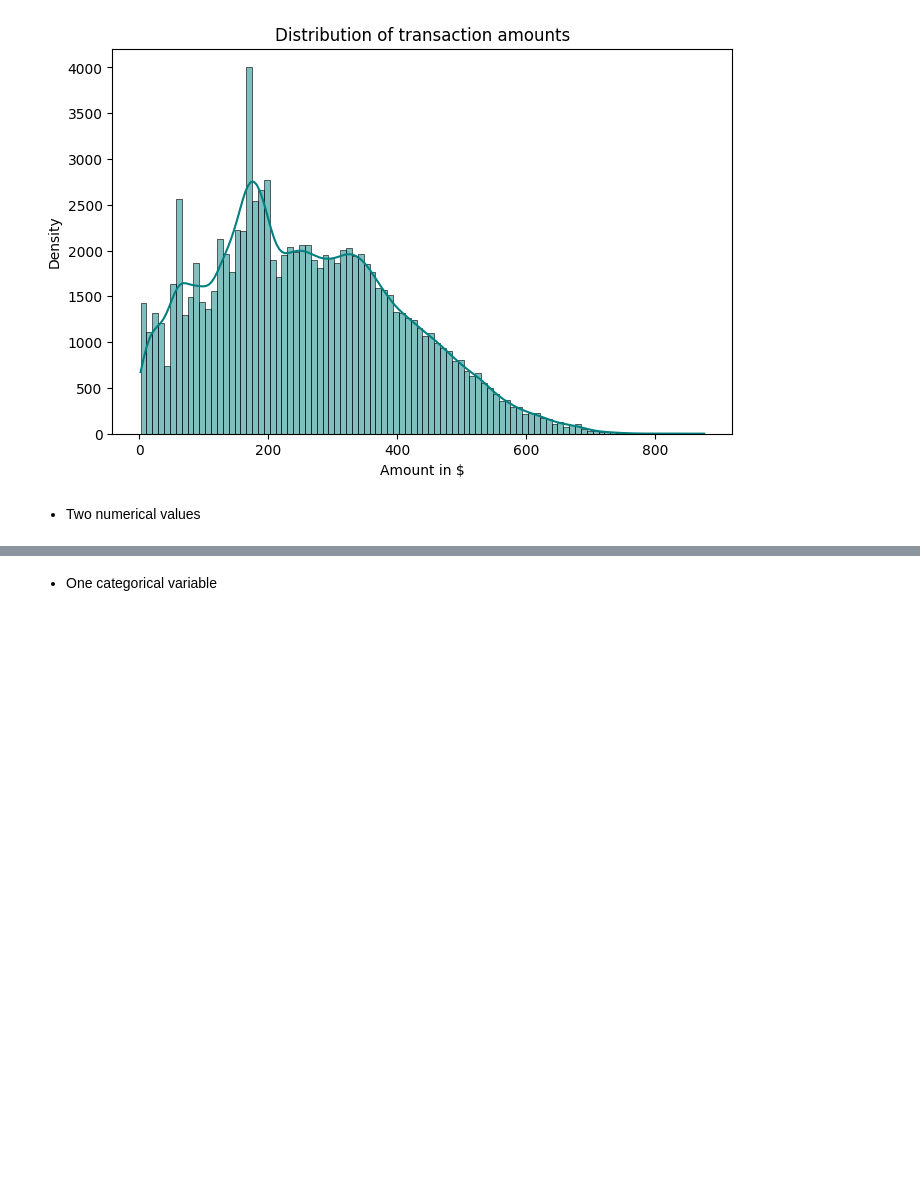
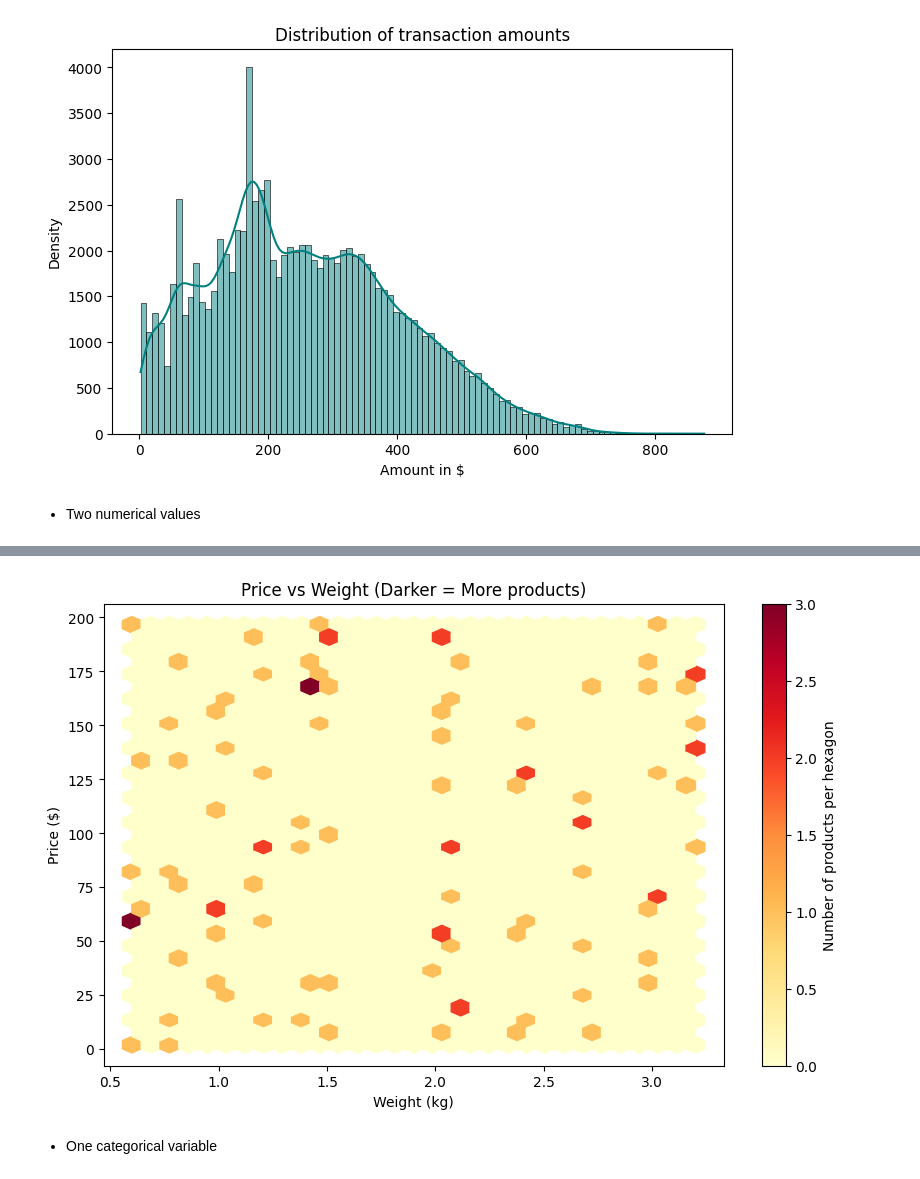
Before and after one commit to flordis/IT-Academy, a Jupyter notebook: sprint11/sprint11.ipynb, the cells around one changed output, grey strips where cells are left out. Saved outputs shown, nothing was run; the diff lists cells and outputs as text; code cells hidden in the pictures; blank space fills up the shorter version.

```diff
--- a/sprint11/sprint11.ipynb
+++ b/sprint11/sprint11.ipynb
@@ -109,2 +124,17 @@ plt.show()
+# %%
+# ALTERNATIVE OPTION: Hexbin plot (if scatterplot points overlap too much to see patterns)
+
+plt.figure(figsize=(10, 6))
+hb = plt.hexbin(x=products['weight'], y=products['price'],
+    gridsize=30,               # Number of hexagons
+    cmap='YlOrRd',             # Color map (lighter = fewer points, darker = more points)
+)
+plt.xlabel('Weight (kg)')
+plt.ylabel('Price ($)')
+plt.title('Price vs Weight (Darker = More products)')
+plt.colorbar(hb, label='Number of products per hexagon')
+plt.show()
+# %% [output]
+[figure, added]
 # %% [markdown]
 - One categorical variable
```
Also changed, not shown: parts of 10 cells of this notebook.
